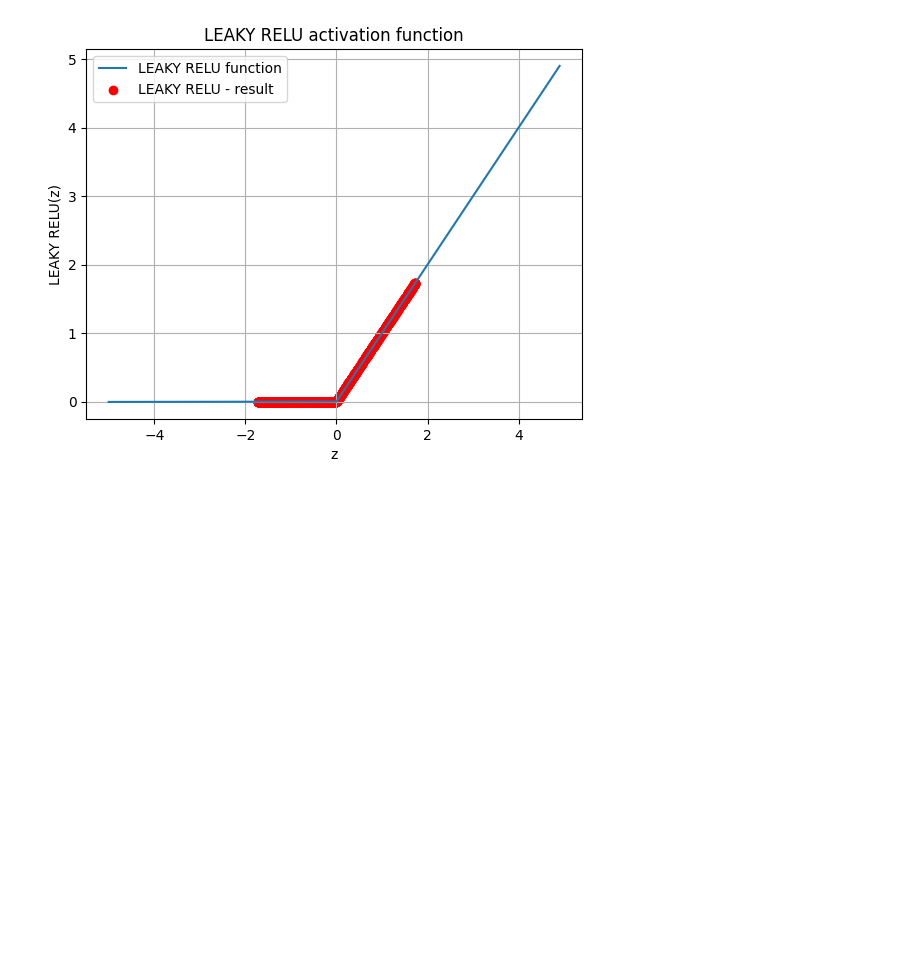
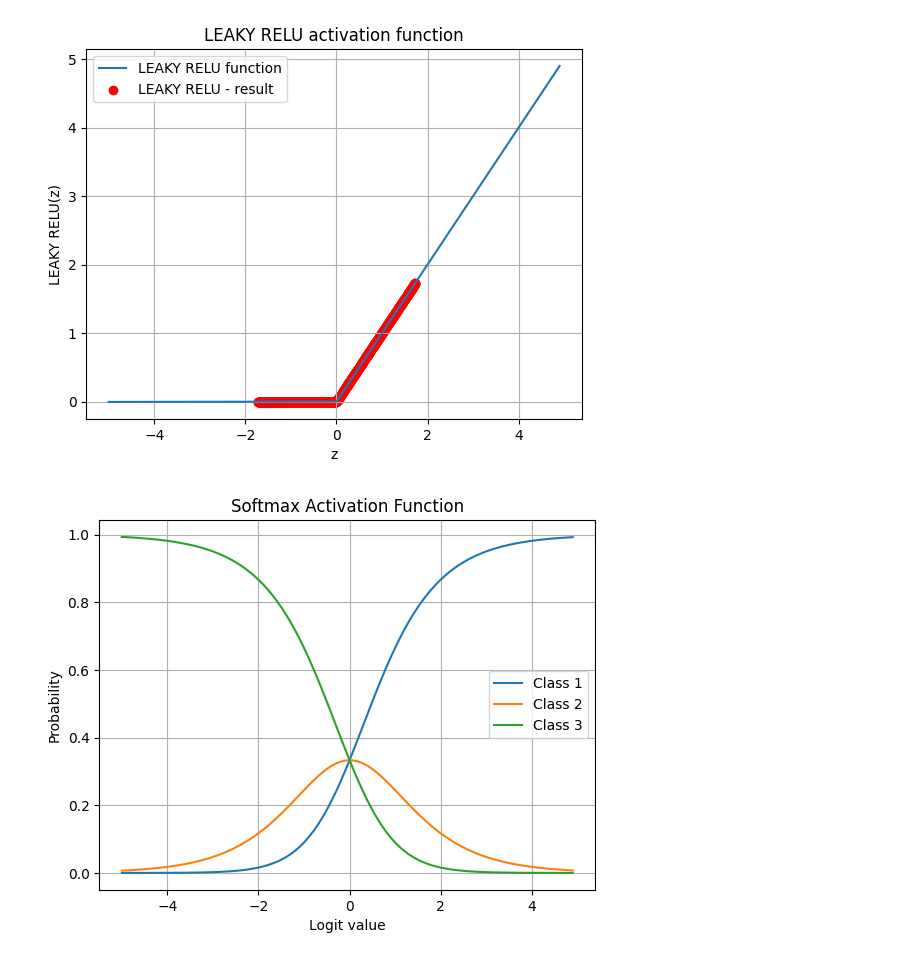
Before and after one commit to johtj/data_analysis_ml_projects, a Jupyter notebook: assignment2/Code/part_a.ipynb, the cells around one changed output. Saved outputs shown, nothing was run; the diff lists cells and outputs as text; code cells hidden in the pictures; blank space fills up the shorter version.

Commit message:
added softmax

```diff
--- a/assignment2/Code/part_a.ipynb
+++ b/assignment2/Code/part_a.ipynb
@@ -86,3 +85,30 @@ plt.legend()
 plt.show()
 # %% [output]
 [figure]
+# %%
+# Softmax activation function
+
+# full range of function
+z = np.arange(-5, 5, .1)
+softmax_function = softmax(z)
+
+# simulate 3 classes
+softmax_values = [softmax([val, 0, -val]) for val in z]
+
+softmax_values = np.array(softmax_values)
+
+# check that row sums to 1
+#row_sums = softmax_values.sum(axis=1)
+#print(row_sums)
+
+plt.plot(z, softmax_values[:, 0], label='Class 1')
+plt.plot(z, softmax_values[:, 1], label='Class 2')
+plt.plot(z, softmax_values[:, 2], label='Class 3')
+plt.title('Softmax Activation Function')
+plt.xlabel('Logit value')
+plt.ylabel('Probability')
+plt.grid(True)
+plt.legend()
+plt.show()
+# %% [output]
+[figure, added]
```
Also changed, not shown: parts of 1 cell of this notebook, 1 other file.
